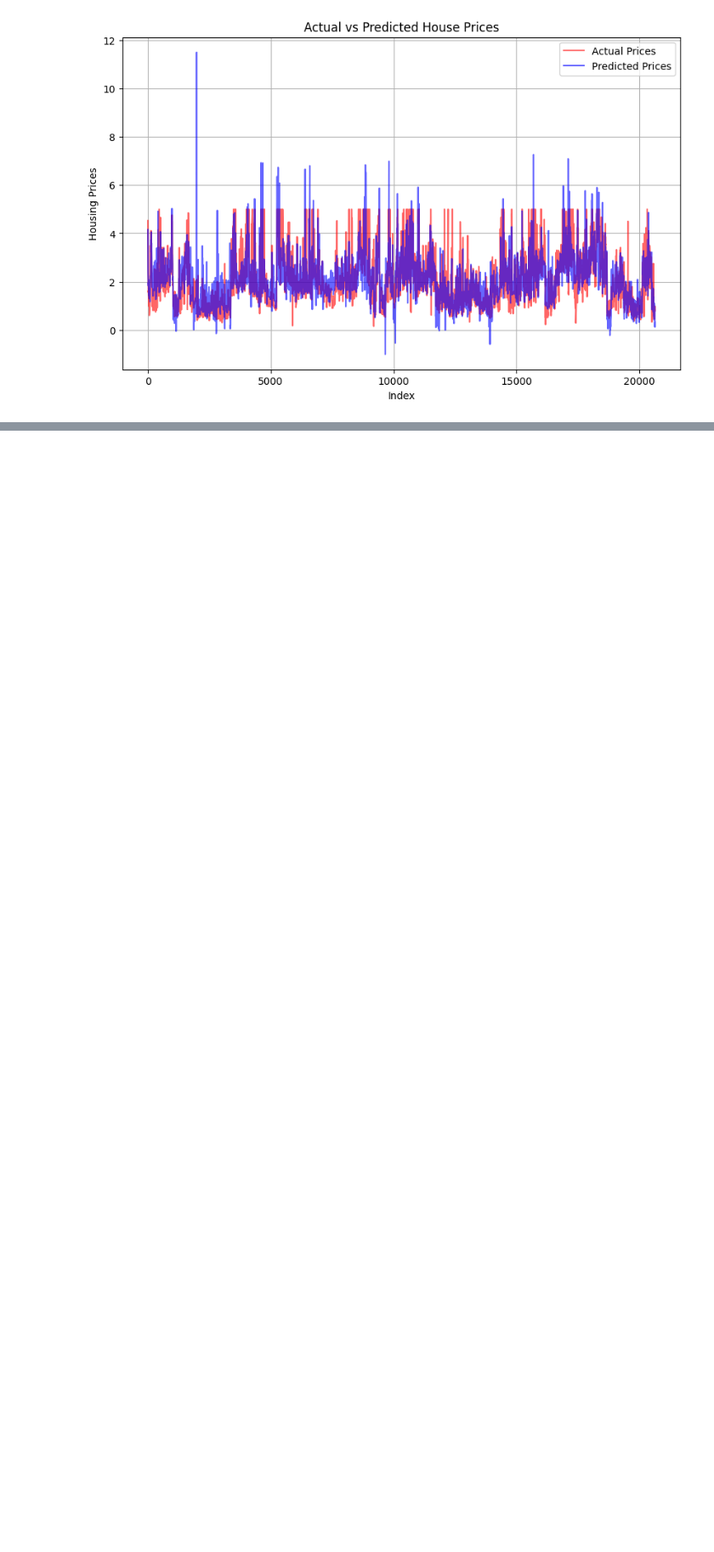
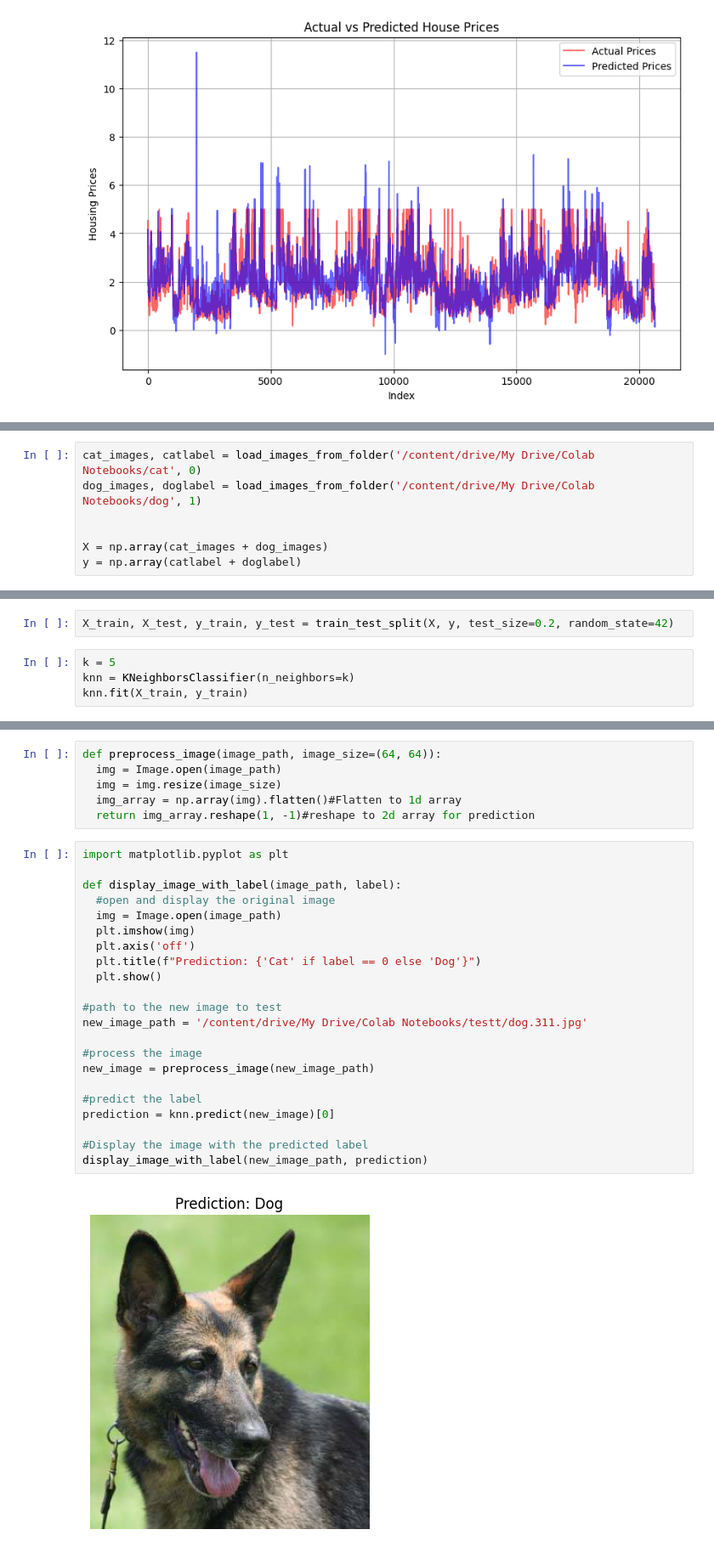
Before and after one commit to HalfNHalf3/Ai-tets, a Jupyter notebook: test2.ipynb, the cells around one changed output, grey strips where cells are left out. Shown at 85% size. Cells and saved outputs as stored; diff of their text form; blank space fills up the shorter version.

```diff
--- a/test2.ipynb
+++ b/test2.ipynb
@@ -198,0 +223,7 @@ plt.show()
+# %%
+cat_images, catlabel = load_images_from_folder('/content/drive/My Drive/Colab Notebooks/cat', 0)
+dog_images, doglabel = load_images_from_folder('/content/drive/My Drive/Colab Notebooks/dog', 1)
+
+
+X = np.array(cat_images + dog_images)
+y = np.array(catlabel + doglabel)
@@ -198,0 +232,6 @@ plt.show()
+# %%
+X_train, X_test, y_train, y_test = train_test_split(X, y, test_size=0.2, random_state=42)
+# %%
+k = 5
+knn = KNeighborsClassifier(n_neighbors=k)
+knn.fit(X_train, y_train)
@@ -198,0 +275,30 @@ plt.show()
+# %%
+def preprocess_image(image_path, image_size=(64, 64)):
+  img = Image.open(image_path)
+  img = img.resize(image_size)
+  img_array = np.array(img).flatten()#Flatten to 1d array
+  return img_array.reshape(1, -1)#reshape to 2d array for prediction
+# %%
+import matplotlib.pyplot as plt
+
+def display_image_with_label(image_path, label):
+  #open and display the original image
+  img = Image.open(image_path)
+  plt.imshow(img)
+  plt.axis('off')
+  plt.title(f"Prediction: {'Cat' if label == 0 else 'Dog'}")
+  plt.show()
+
+#path to the new image to test
+new_image_path = '/content/drive/My Drive/Colab Notebooks/testt/dog.311.jpg'
+
+#process the image
+new_image = preprocess_image(new_image_path)
+
+#predict the label
+prediction = knn.predict(new_image)[0]
+
+#Display the image with the predicted label
+display_image_with_label(new_image_path, prediction)
+# %% [output]
+[figure, added]
```
Also changed, not shown: parts of 6 cells of this notebook.
